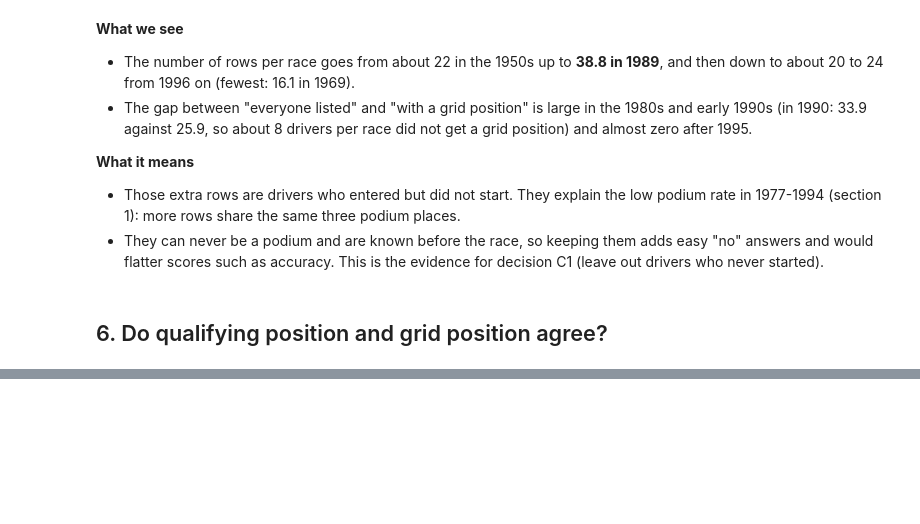
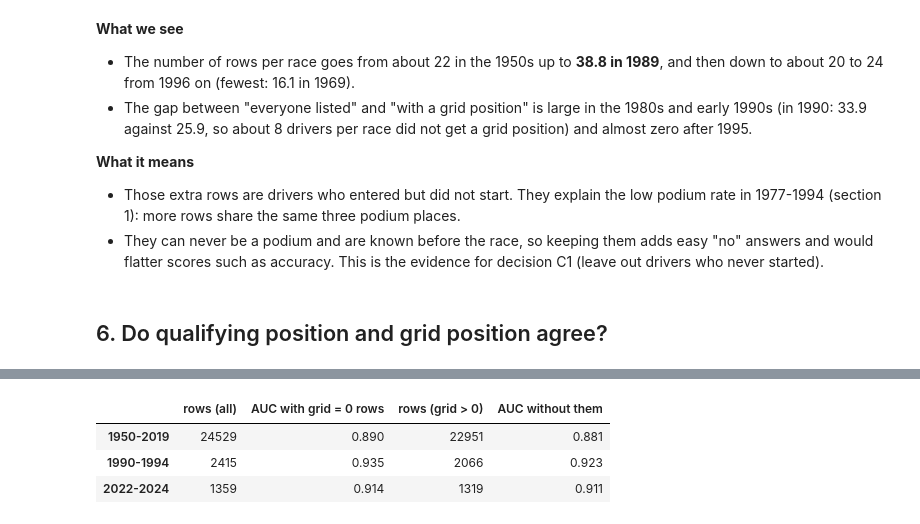
Before and after one commit to esralsayed/ACL-milestone1, a Jupyter notebook: F1_podium_prediction.ipynb, the cells around one changed output, grey strips where cells are left out. Saved outputs shown, nothing was run; the diff lists cells and outputs as text; code cells hidden in the pictures; blank space fills up the shorter version.

```diff
--- a/F1_podium_prediction.ipynb
+++ b/F1_podium_prediction.ipynb
@@ -1567,23 +1608,24 @@ print(f"{len(eda):,} rows, {eda['raceId'].nunique():,} races, seasons {eda['year
 # %%
-# Podium rate overall and per era
+# Podium rate overall and per era, for all rows and for the rows that have a grid position (grid > 0)
 per_era = eda.groupby("era", observed=True).agg(rows=("podium", "size"), races=("raceId", "nunique"), podium_rate=("podium", "mean"))
-per_era["cars per race"] = per_era["rows"] / per_era["races"]
-per_era["3 / cars per race"] = 3 / per_era["cars per race"]      # what the rate would be if every race had exactly 3 podium rows
-overall = eda["podium"].mean()
-print(f"Overall podium rate: {overall:.1%} ({eda['podium'].sum():,} of {len(eda):,} rows)")
-print(f"Share of rows if we always predicted 'no podium' and were right: {1 - overall:.1%}")
+per_era["entries per race"] = per_era["rows"] / per_era["races"]          # every row counts, also drivers who never started
+per_era["podium_rate (grid > 0)"] = eda[eda["grid"] > 0].groupby("era", observed=True)["podium"].mean()
 
-# Does the podium rate simply follow the number of cars? (per season)
-by_year = eda.groupby("year").agg(rate=("podium", "mean"), rows=("podium", "size"), races=("raceId", "nunique"))
-print("correlation between the podium rate and 3 / cars per race, per season:",
-      round(by_year["rate"].corr(3 / (by_year["rows"] / by_year["races"])), 3))
+started = eda[eda["grid"] > 0]
+overall, overall_started = eda["podium"].mean(), started["podium"].mean()
+print(f"All rows:      podium rate {overall:.1%} ({eda['podium'].sum():,} of {len(eda):,}); always answering 'no podium' is right for {1 - overall:.1%}")
+print(f"Only grid > 0: podium rate {overall_started:.1%} ({started['podium'].sum():,} of {len(started):,}); always answering 'no podium' is right for {1 - overall_started:.1%}")
 
+x = np.arange(len(per_era))
 fig, ax = plt.subplots(1, 2, figsize=(12, 4))
-ax[0].bar(per_era.index.astype(str), per_era["podium_rate"] * 100, color="#2563eb")
-ax[0].axhline(overall * 100, color="#dc2626", linestyle="--", label=f"overall {overall:.1%}")
-ax[0].set(title="Podium rate per era", ylabel="% of rows that are a podium"); ax[0].legend(); ax[0].tick_params(axis="x", rotation=45)
-ax[1].bar(per_era.index.astype(str), per_era["cars per race"], color="#16a34a")
-ax[1].set(title="Cars (rows) per race, per era", ylabel="rows per race"); ax[1].tick_params(axis="x", rotation=45)
+ax[0].bar(x - 0.2, per_era["podium_rate"] * 100, width=0.4, color="#2563eb", label="all rows")
+ax[0].bar(x + 0.2, per_era["podium_rate (grid > 0)"] * 100, width=0.4, color="#93c5fd", label="only rows with a grid position")
+ax[0].axhline(overall * 100, color="#dc2626", linestyle="--", label=f"overall, all rows {overall:.1%}")
+ax[0].set(title="Podium rate per era", ylabel="% of rows that are a podium", ylim=(0, 24)); ax[0].legend(loc="upper left", fontsize=8)
+ax[1].bar(x, per_era["entries per race"], color="#16a34a")
+ax[1].set(title="Entries (rows) per race, per era", ylabel="rows per race")
+for a in ax:
+    a.set_xticks(x); a.set_xticklabels(per_era.index.astype(str), rotation=45)
 plt.tight_layout(); plt.show()
 per_era.round(3)
 # %% [output]
@@ -1769,0 +1997,16 @@ These are descriptions of the data. The decisions themselves are made in the cle
+# %%
+# Does keeping these rows flatter a score? ROC-AUC of the grid position alone (no model), grid = 0 counted as the worst place
+from sklearn.metrics import roc_auc_score
+
+def grid_auc(d):
+    return roc_auc_score(d["podium"], -np.where(d["grid"] > 0, d["grid"], 99))
+
+periods = {"1950-2019": eda[eda["year"] <= 2019], "1990-1994": eda[eda["year"].between(1990, 1994)], "2022-2024": eda[eda["year"] >= 2022]}
+pd.DataFrame({name: {"rows (all)": len(d), "AUC with grid = 0 rows": round(grid_auc(d), 3),
+                     "rows (grid > 0)": int((d["grid"] > 0).sum()), "AUC without them": round(grid_auc(d[d["grid"] > 0]), 3)}
+              for name, d in periods.items()}).T.astype({"rows (all)": int, "rows (grid > 0)": int})
+# %% [output]
+|  | rows (all) | AUC with grid = 0 rows | rows (grid > 0) | AUC without them |
+| 1950-2019 | 24529 | 0.890 | 22951 | 0.881 |
+| 1990-1994 | 2415 | 0.935 | 2066 | 0.923 |
+| 2022-2024 | 1359 | 0.914 | 1319 | 0.911 |
```
Also changed, not shown: parts of 44 cells of this notebook, 2 other files.
